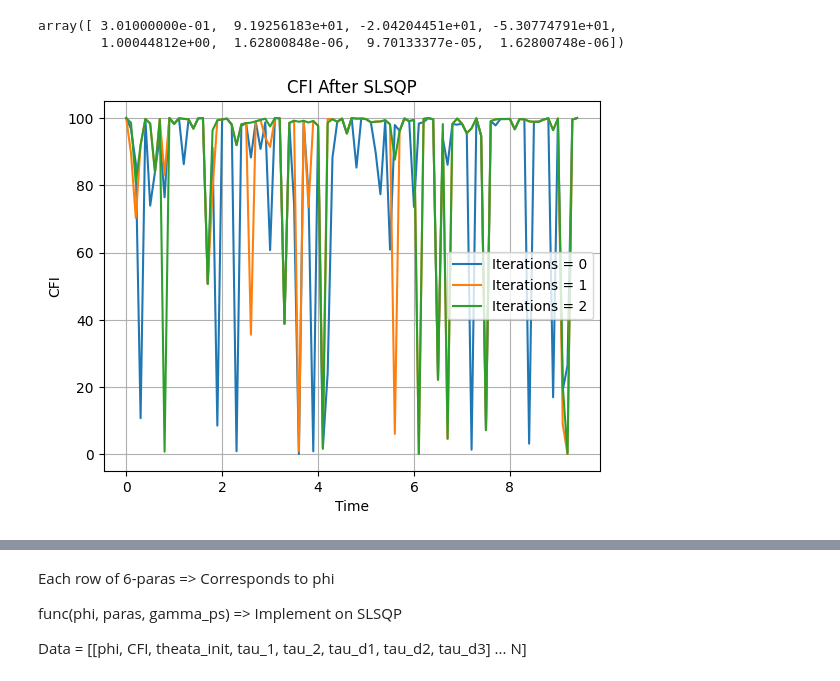
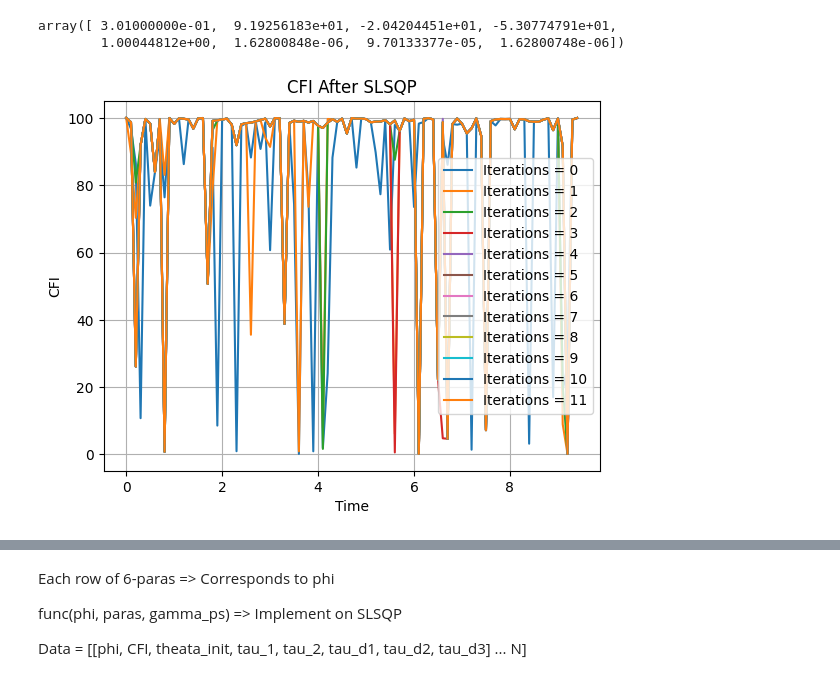
Before and after one commit to iridescent0923/Quantum_Optimization, a Jupyter notebook: Pennylane_Workspace/Metrology/CFI_optimize/Complete/2-qubit/CFI_Dephase_SLSQP_2.ipynb, the cells around one changed output, grey strips where cells are left out. Cells and saved outputs as stored; diff of their text form; code cells hidden in the pictures.

```diff
--- a/Pennylane_Workspace/Metrology/CFI_optimize/Complete/2-qubit/CFI_Dephase_SLSQP_2.ipynb
+++ b/Pennylane_Workspace/Metrology/CFI_optimize/Complete/2-qubit/CFI_Dephase_SLSQP_2.ipynb
@@ -256,13 +256,14 @@ array([ [PHI_0, CFI_0, theta_0, tau_1, tau_2, tau_d1, tau_d2, tau_d3],
 #     return Data
 # %%
 # == Fixed to gamma_ps = 0.8 ==
+
 # == Sweep for 0 ~ pi*3 ==
 Sweep_data = np_.array([1e-3, np.pi * 3 + 1e-3, 1e-1])
 Para_init = np_.array([1, 1, 1, 1e-1, 1e-1, 1e-1])
 Gamma_ps_preset = 0.8
-Iterations_set = 3
+Set_Iterations = 12
 
-Optimized_Result = SLSQP(Sweep_data, Para_init, Gamma_ps_preset, Iterations_set)
+Optimized_Result = SLSQP(Sweep_data, Para_init, Gamma_ps_preset, Set_Iterations)
 # %%
 # Optimized_Result[:, 0]
 
@@ -275,13 +276,13 @@ Optimized_Result[Current_Layer][3, :]
 array([ 3.01000000e-01,  9.19256183e+01, -2.04204451e+01, -5.30774791e+01,
         1.00044812e+00,  1.62800848e-06,  9.70133377e-05,  1.62800748e-06])
 # %%
-for i in range(Iterations_set):
+for i in range(Set_Iterations):
     plt.plot(Optimized_Result[0, :, 0], Optimized_Result[i, :, 1], label = f'Iterations = {i}')
 
 plt.title('CFI After SLSQP')
 plt.xlabel('Time')
 plt.ylabel('CFI')
 plt.legend()
 plt.grid()
 # %% [output]
-[figure, old version]
+[figure, new version]
```
Also changed, not shown: parts of 2 cells of this notebook, 1 other file.
